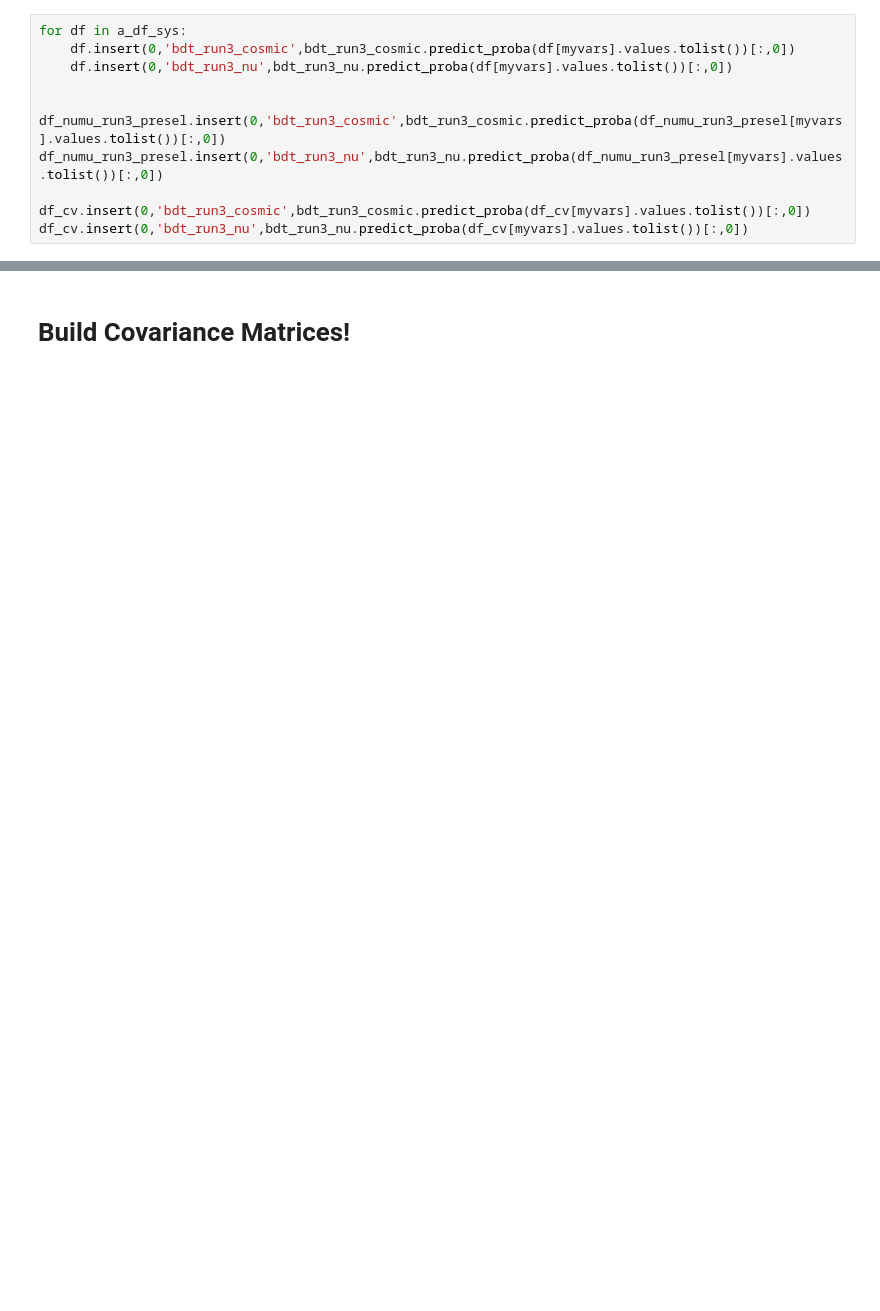
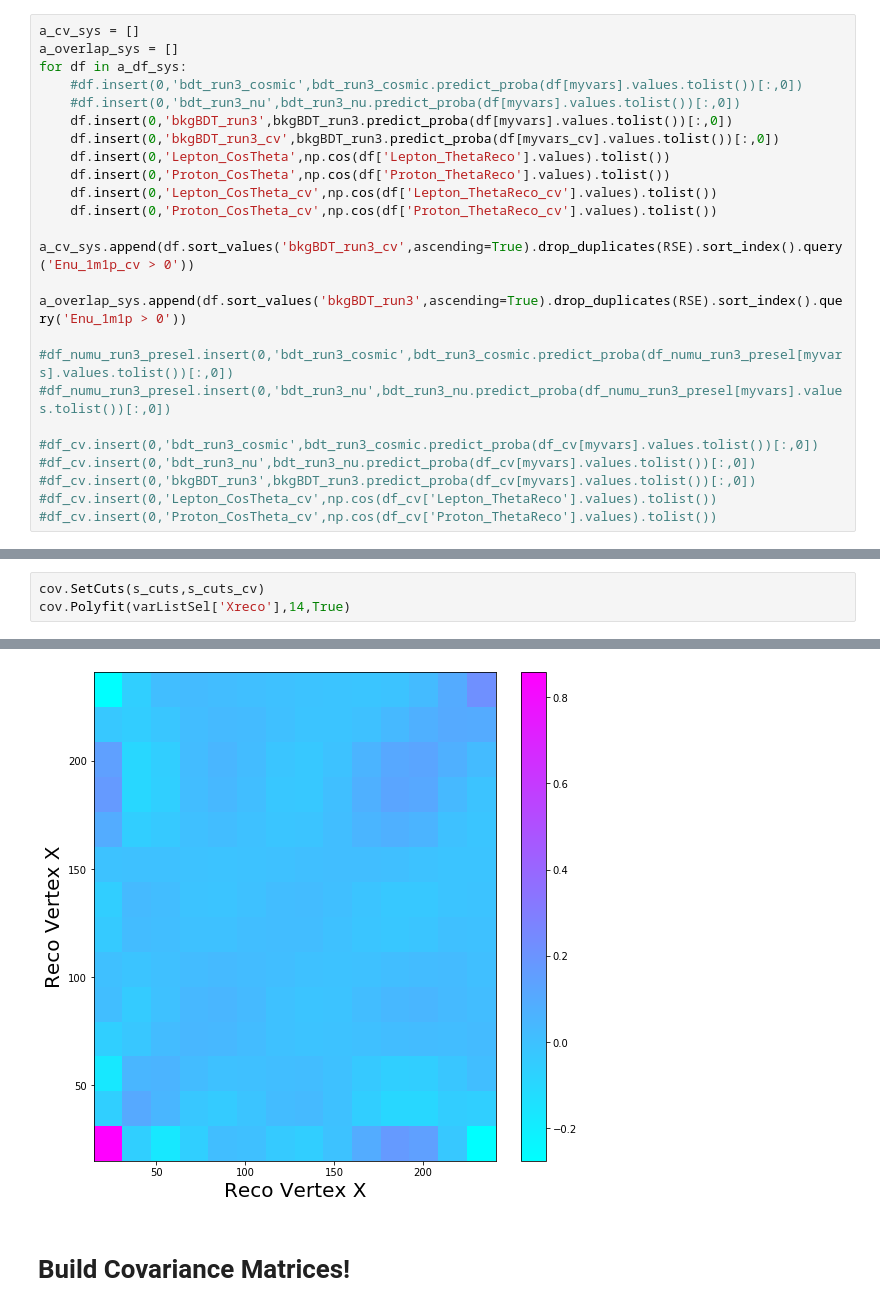
Before and after one commit to LArbys/1L1PSelection, a Jupyter notebook: Notebooks/DetSys.ipynb, the cells around one changed output, grey strips where cells are left out. Cells and saved outputs as stored; diff of their text form; blank space fills up the shorter version.

```diff
--- a/Notebooks/DetSys.ipynb
+++ b/Notebooks/DetSys.ipynb
@@ -119,11 +130,23 @@ myvars = vars_may13
 # %%
+a_cv_sys = []
+a_overlap_sys = []
 for df in a_df_sys:
-    df.insert(0,'bdt_run3_cosmic',bdt_run3_cosmic.predict_proba(df[myvars].values.tolist())[:,0])
-    df.insert(0,'bdt_run3_nu',bdt_run3_nu.predict_proba(df[myvars].values.tolist())[:,0])
+    #df.insert(0,'bdt_run3_cosmic',bdt_run3_cosmic.predict_proba(df[myvars].values.tolist())[:,0])
+    #df.insert(0,'bdt_run3_nu',bdt_run3_nu.predict_proba(df[myvars].values.tolist())[:,0])
+    df.insert(0,'bkgBDT_run3',bkgBDT_run3.predict_proba(df[myvars].values.tolist())[:,0])
+    df.insert(0,'bkgBDT_run3_cv',bkgBDT_run3.predict_proba(df[myvars_cv].values.tolist())[:,0])
+    df.insert(0,'Lepton_CosTheta',np.cos(df['Lepton_ThetaReco'].values).tolist())
+    df.insert(0,'Proton_CosTheta',np.cos(df['Proton_ThetaReco'].values).tolist())
+    df.insert(0,'Lepton_CosTheta_cv',np.cos(df['Lepton_ThetaReco_cv'].values).tolist())
+    df.insert(0,'Proton_CosTheta_cv',np.cos(df['Proton_ThetaReco_cv'].values).tolist())
+    a_cv_sys.append(df.sort_values('bkgBDT_run3_cv',ascending=True).drop_duplicates(RSE).sort_index().query('Enu_1m1p_cv > 0'))
+    a_overlap_sys.append(df.sort_values('bkgBDT_run3',ascending=True).drop_duplicates(RSE).sort_index().query('Enu_1m1p > 0'))
 
+#df_numu_run3_presel.insert(0,'bdt_run3_cosmic',bdt_run3_cosmic.predict_proba(df_numu_run3_presel[myvars].values.tolist())[:,0])
+#df_numu_run3_presel.insert(0,'bdt_run3_nu',bdt_run3_nu.predict_proba(df_numu_run3_presel[myvars].values.tolist())[:,0])
 
-df_numu_run3_presel.insert(0,'bdt_run3_cosmic',bdt_run3_cosmic.predict_proba(df_numu_run3_presel[myvars].values.tolist())[:,0])
-df_numu_run3_presel.insert(0,'bdt_run3_nu',bdt_run3_nu.predict_proba(df_numu_run3_presel[myvars].values.tolist())[:,0])
-
-df_cv.insert(0,'bdt_run3_cosmic',bdt_run3_cosmic.predict_proba(df_cv[myvars].values.tolist())[:,0])
-df_cv.insert(0,'bdt_run3_nu',bdt_run3_nu.predict_proba(df_cv[myvars].values.tolist())[:,0])
+#df_cv.insert(0,'bdt_run3_cosmic',bdt_run3_cosmic.predict_proba(df_cv[myvars].values.tolist())[:,0])
+#df_cv.insert(0,'bdt_run3_nu',bdt_run3_nu.predict_proba(df_cv[myvars].values.tolist())[:,0])
+#df_cv.insert(0,'bkgBDT_run3',bkgBDT_run3.predict_proba(df_cv[myvars].values.tolist())[:,0])
+#df_cv.insert(0,'Lepton_CosTheta_cv',np.cos(df_cv['Lepton_ThetaReco'].values).tolist())
+#df_cv.insert(0,'Proton_CosTheta_cv',np.cos(df_cv['Proton_ThetaReco'].values).tolist())
@@ -183,0 +278,4 @@ for dist in varlist:
+# %%
+cov.SetCuts(s_cuts,s_cuts_cv)
+cov.Polyfit(varListSel['Xreco'],14,True)
+# %% [output]
@@ -184,2 +306,3 @@ for dist in varlist:
+[figure, added]
 # %% [markdown]
 # Build Covariance Matrices!
```
Also changed, not shown: parts of 27 cells of this notebook, 2 other files.
